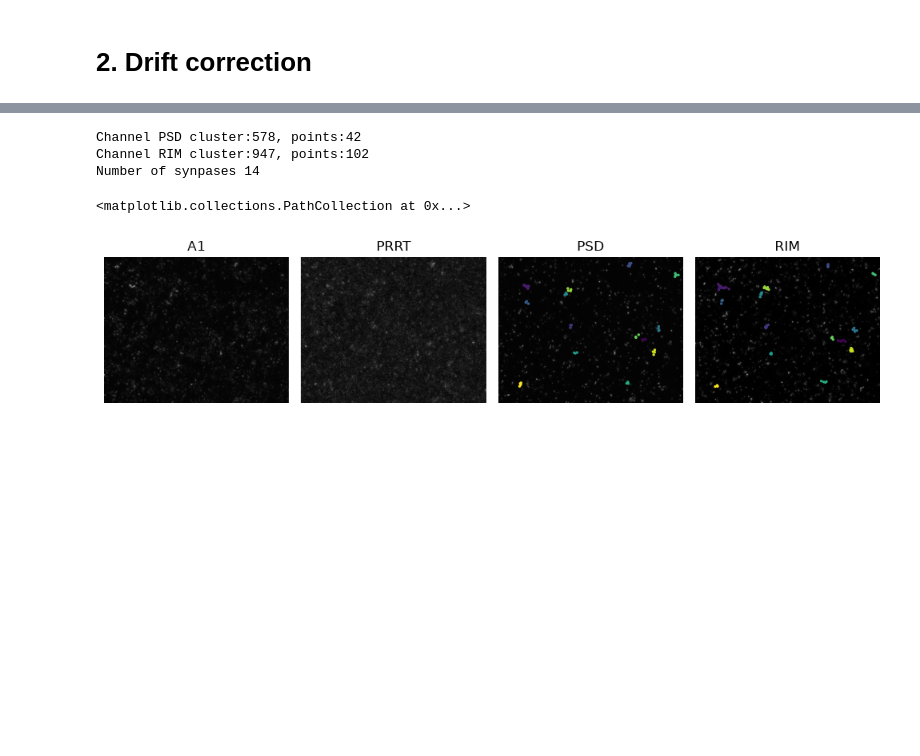
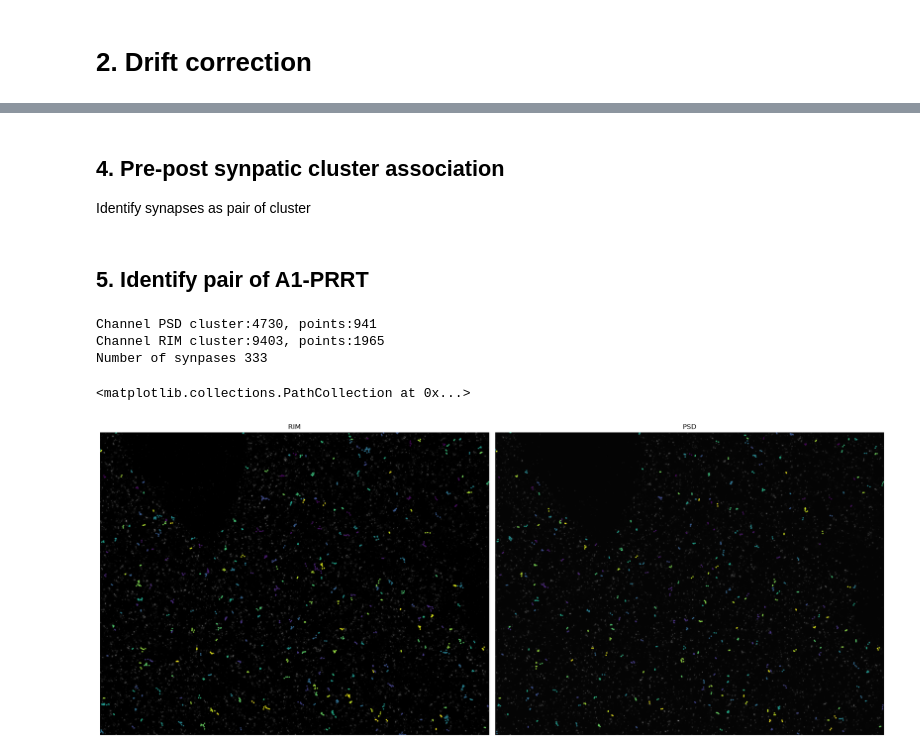
Before and after one commit to jboulanger/synex, a Jupyter notebook: notebooks/Analysis.ipynb, the cells around one changed output, grey strips where cells are left out. Drawn from its saved outputs; the diff is of its cells as text; code cells hidden in the pictures; blank space fills up the shorter version.

Commit message:
split clustering steps

```diff
--- a/notebooks/Analysis.ipynb
+++ b/notebooks/Analysis.ipynb
@@ -67,10 +67,10 @@ import numpy as np
 
 from prrt_clustering import detect_puncta, plot_data, plot_points
 
-tmp = stabilized[0, :, :, 250:800, 800:1500]
+tmp = stabilized[0, :, :, 250:500, 800:1000]
 parameters = {
-    "PRRT": {"scale_um": 0.2, "specificity": 3},
-    "A1": {"scale_um": 0.4, "specificity": 3},
+    "PRRT": {"scale_um": 0.4, "specificity": 6},
+    "A1": {"scale_um": 0.3, "specificity": 6},
     "PSD": {"scale_um": 0.1, "specificity": 8},
     "RIM": {"scale_um": 0.1, "specificity": 6},
 }
@@ -116,0 +98,13 @@ plot_clusters(cpoints, ms=10, split=True, axes=axes)
+# %%
+from prrt_clustering import cluster_dbscan
+
+points, clusters = cluster_dbscan(points, eps=1.5, min_samples=4)
+# %% [markdown]
+## 4. Pre-post synpatic cluster association
+Identify synapses as pair of cluster
+# %%
+from prrt_clustering import pair_cluster
+
+points, synapses = pair_cluster(points, ["PSD", "RIM"], distance=1)
+# %% [markdown]
+## 5. Identify pair of A1-PRRT
@@ -117,23 +115,23 @@ plot_clusters(cpoints, ms=10, split=True, axes=axes)
 # %%
-from prrt_clustering import  find_synapses, plot_clusters
+from prrt_clustering import find_synapses, plot_clusters
 import pandas as pd
 
-spoints, clusters, synapses = find_synapses(points, eps=1.5, min_samples=3, distance=1.)
+spoints, clusters, synapses = find_synapses(points, eps=1.5, min_samples=2, distance=1.)
 # points = spoints[spoints["noise"]==False]
-fig = plt.figure(figsize=(10, 10))
-fig, axes = plot_data(tmp, split=True, fig=fig)
+fig = plt.figure(figsize=(20, 20))
+fig, axes = plot_data(tmp.sel(C=["RIM","PSD"]), split=True, fig=fig)
 # fig, axes = plot_points(clusters, split=True, axes_dict=axes)
-# plot_points(spoints, ms=1, split=True, axes_dict=axes)
+# plot_points(spoints, ms=0.5, split=True, axes_dict=axes)
 x = spoints[(spoints["synapse"]>=0)&(spoints["C"]=="RIM")]
 axes["RIM"].scatter(x['X'],x['Y'],c=x['synapse'],s=2)
 x = spoints[(spoints["synapse"]>=0)&(spoints["C"]=="PSD")]
 axes["PSD"].scatter(x['X'],x['Y'],c=x['synapse'],s=2)
 # %% [output]
-Channel PSD cluster:578, points:42
-Channel RIM cluster:947, points:102
-Number of synpases 14
+Channel PSD cluster:4730, points:941
+Channel RIM cluster:9403, points:1965
+Number of synpases 333
 <matplotlib.collections.PathCollection at 0x...>
-[figure, old version]
+[figure, new version]
 # %%
 from prrt_clustering.clustering import quantification
 
```
Also changed, not shown: parts of 8 cells of this notebook, 5 other files.
